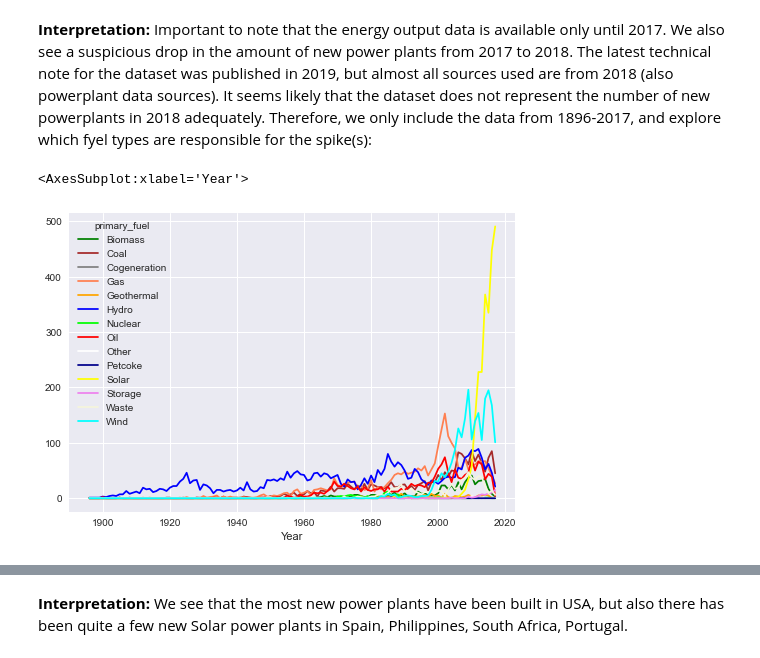
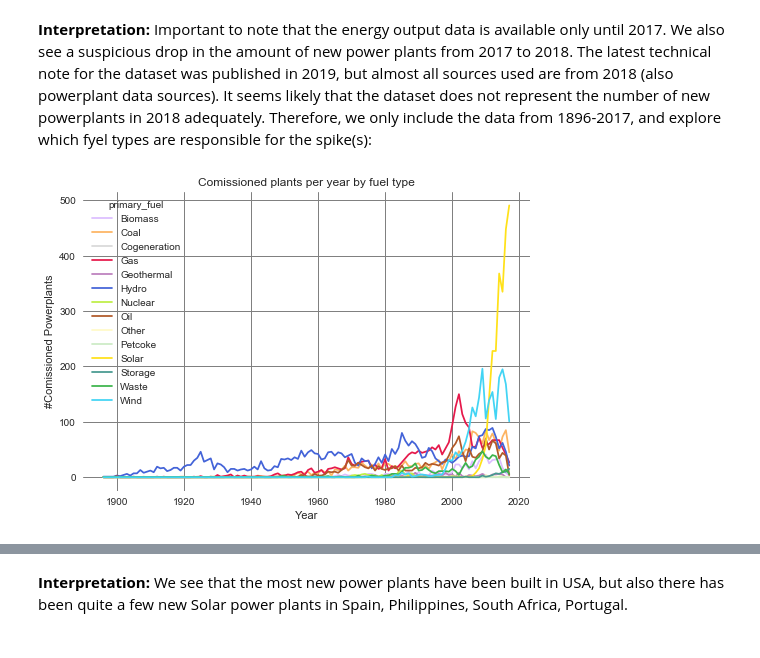
Before and after one commit to fravl/DataMadness-2021-GlobalPowerPlants, a Jupyter notebook: Final notebook Karina interpretations.ipynb, the cells around one changed output, grey strips where cells are left out. Cells and saved outputs as stored; diff of their text form; code cells hidden in the pictures.

```diff
--- a/Final notebook Karina interpretations.ipynb
+++ b/Final notebook Karina interpretations.ipynb
@@ -22,7 +26,7 @@ pd.options.mode.chained_assignment = None  # default='warn'
 # Reads global powerplant data data from CSV, drops irrelevant columns, splits df (see output),
 # and re-indexes df with gppdf_idnr as index
 def read_clean_and_split():
-    df = pd.read_csv("global_power_plant_database.csv")
+    df = pd.read_csv("data\global_power_plant_database.csv")
     df_all = df.drop(['country_long', 'url', 'geolocation_source', 'wepp_id'], axis=1)
 
     df_ts = (df_all.dropna(how='all', subset=['generation_gwh_2013', 'generation_gwh_2014', 'generation_gwh_2015', 'generation_gwh_2016', 'generation_gwh_2017'])
@@ -122,0 +136,15 @@ Not surprisingly, we see that the first two fuel types are Coal and Gas. However
+# %%
+color_dict = {'Solar':'#ffe119',
+          'Gas':'#e6194B',
+          'Oil':'#b15928',
+          'Wind':'#42d4f4',
+          'Hydro':'#4363d8',
+          'Coal':'#fdb462',
+          'Biomass':'#dcbeff',
+          'Waste':'#3cb44b',
+          'Cogeneration':'#d9d9d9',
+          'Geothermal':'#bc80bd',
+          'Nuclear':'#bfef45',
+          'Petcoke':'#ccebc5',
+          'Other':'#fffac8',
+          'Storage':'#469990'}
@@ -137,9 +222,17 @@ nycountplot = nycount.plot(title = "Number of new power plants per year")
 # %%
 maskyear = newpp["commissioning_year"] != 2018
 newpp = newpp[maskyear]
 newyear = newpp.groupby('commissioning_year')
 nycount = newyear.size()
-pd.crosstab(newpp["commissioning_year"],newpp["primary_fuel"]).plot(xlabel = "Year", color = ['green','brown','grey','coral','orange','blue','lime','red','white','darkblue','yellow','violet','beige','cyan'])
+pf_cy = pd.crosstab(newpp["commissioning_year"],newpp["primary_fuel"])
+fig = (pd.crosstab(newpp["commissioning_year"],newpp["primary_fuel"])
+        .plot(color = [color_dict.get(x, '#333333') for x in pf_cy.columns]))
+plt.title("Comissioned plants per year by fuel type")
+plt.xlabel("Year")
+plt.grid(color='grey')
+ax = plt.gca()
+ax.set_facecolor('w')
+plt.ylabel("#Comissioned Powerplants")
+#plt.savefig(r'plots\comissioned_plants_per_year_by_fuel_type.svg')
 # %% [output]
-<AxesSubplot:xlabel='Year'>
-[figure, old version]
+[figure, new version]
```
Also changed, not shown: parts of 110 cells of this notebook, 11 other files.
